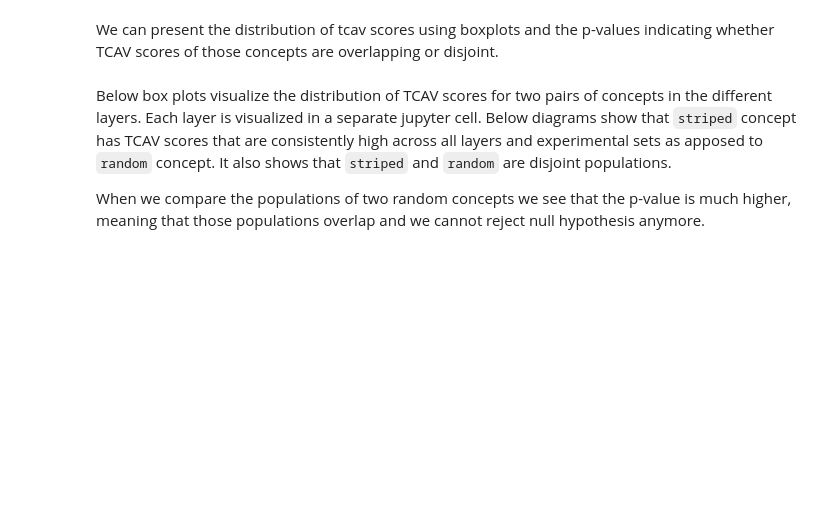
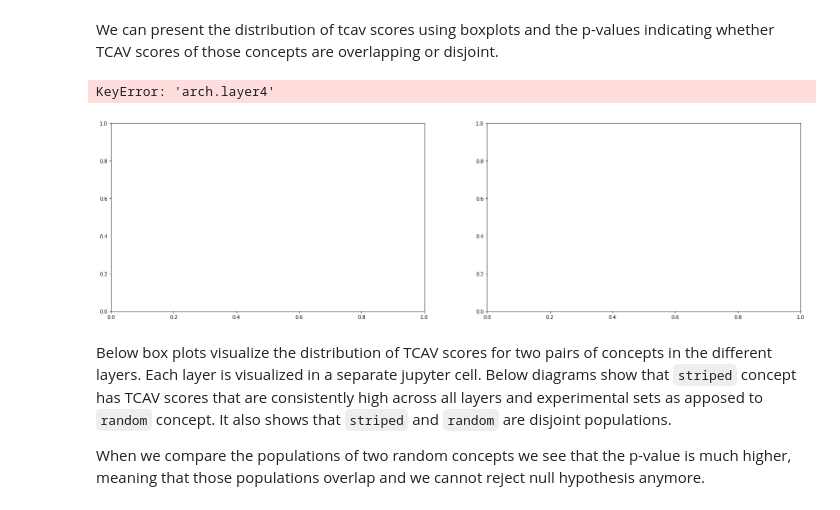
Before and after one commit to sancarlim/Explainability-Dermatology, a Jupyter notebook: TCAV.ipynb, the cells around one changed output. Saved outputs shown, nothing was run; the diff lists cells and outputs as text; code cells hidden in the pictures; blank space fills up the shorter version.

```diff
--- a/TCAV.ipynb
+++ b/TCAV.ipynb
@@ -365,7 +381,7 @@ scores
 # %% [markdown]
 We can present the distribution of tcav scores using boxplots and the p-values indicating whether TCAV scores of those concepts are overlapping or disjoint.
 # %%
-n = 8
+n = 5
 def assemble_scores(scores, experimental_sets, idx, score_layer, score_type):
     score_list = []
     for concepts in experimental_sets:
@@ -393,33 +409,38 @@ def get_pval(scores, experimental_sets, score_layer, score_type, alpha=0.05, pri
             print("Disjoint")
     else:
         relation = "Overlap"
         if print_ret:
             print("Overlap")
 
     return P1, P2, format_float(pval), relation
 
 def show_boxplots(layer, metric='sign_count'):
 
     def format_label_text(experimental_sets):
         concept_id_list = [exp.name if i == 0 else \
                              exp.name.split('_')[0] for i, exp in enumerate(experimental_sets[0])]
         return concept_id_list
 
     n_plots = 2
 
     fig, ax = plt.subplots(1, n_plots, figsize = (25, 7 * 1))
     fs = 18
     for i in range(n_plots):
         esl = experimental_sets[i * n : (i+1) * n]
         P1, P2, pval, relation = get_pval(scores, esl, layer, metric)
 
         ax[i].set_ylim([0, 1])
         ax[i].set_title(layer + "-" + metric + " (pval=" + str(pval) + " - " + relation + ")", fontsize=fs)
         ax[i].boxplot([P1, P2], showfliers=True)
 
         ax[i].set_xticklabels(format_label_text(esl), fontsize=fs)
 
     plt.show()
+
+show_boxplots ("arch.layer4")
+# %% [output]
+KeyError: 'arch.layer4'
+[figure, added]
 # %% [markdown]
 Below box plots visualize the distribution of TCAV scores for two pairs of concepts in the different layers. Each layer is visualized in a separate jupyter cell.
 Below diagrams show that `striped` concept has TCAV scores that are consistently high across all layers and experimental sets as apposed to `random` concept. It also shows that `striped` and `random` are disjoint populations.
```
Also changed, not shown: parts of 15 cells of this notebook, 11 other files.
